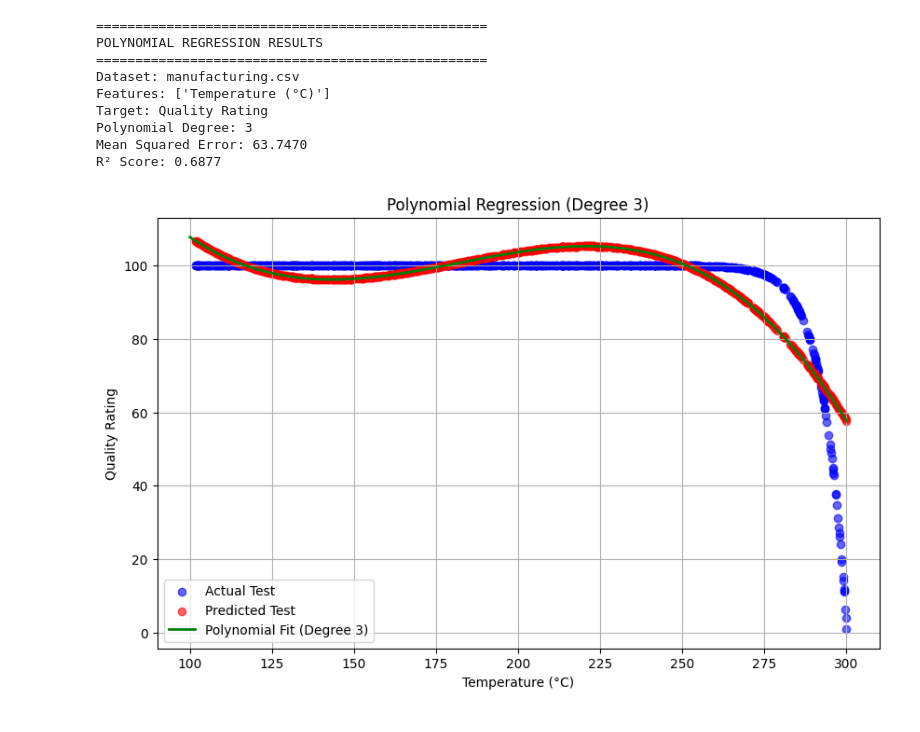
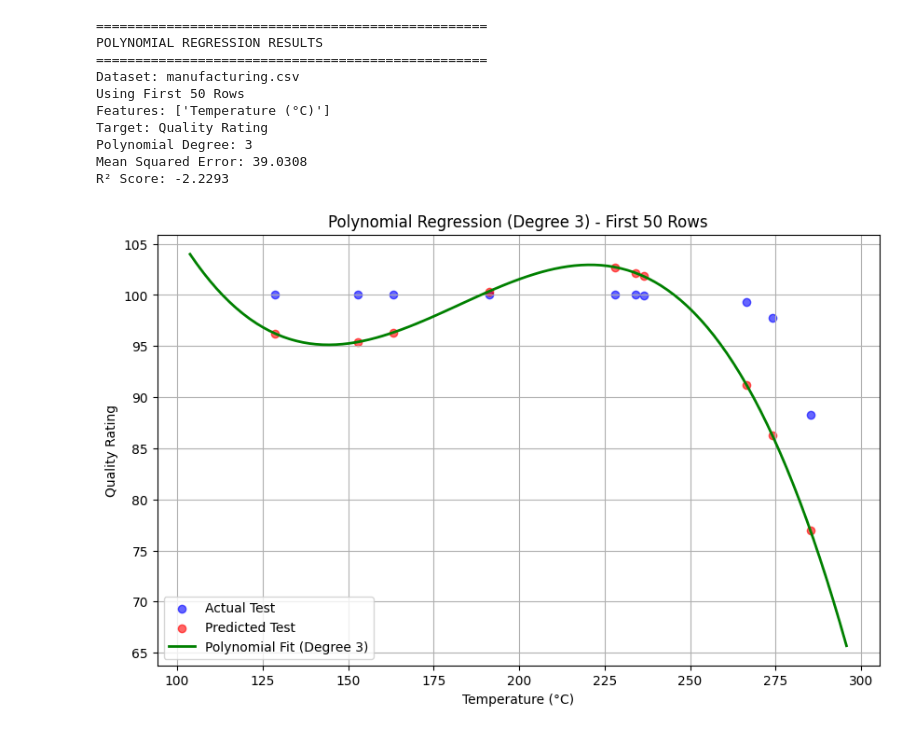
Before and after one commit to Atharva-Kulkarni-694/Machine-Learning-Concepts, a Jupyter notebook: Regression/Polynomial Regression/polynomial_regression_function.ipynb, the cells around one changed output. Saved outputs shown, nothing was run; the diff lists cells and outputs as text; code cells hidden in the pictures.

Commit message:
Polynomial Regression Using Seperate Function Decleration To Process Any CSV.

```diff
--- a/Regression/Polynomial Regression/polynomial_regression_function.ipynb
+++ b/Regression/Polynomial Regression/polynomial_regression_function.ipynb
@@ -8,22 +8,20 @@ from sklearn.linear_model import LinearRegression
 from sklearn.metrics import mean_squared_error, r2_score
 from sklearn.pipeline import Pipeline
 
-def polynomial_regression_from_csv(csv_file, target_col, degree=2, n_features=50):
+def polynomial_regression_from_csv(csv_file, feature_cols, target_col, degree=2, n_rows=50):
     """
-    Perform polynomial regression from CSV file using first N columns as features.
+    Perform polynomial regression from CSV file using first N rows.
 
     Parameters:
     csv_file (str): Path to CSV file
+    feature_cols (list): List of feature column names
     target_col (str): Target column name
     degree (int): Degree of polynomial
-    n_features (int): Number of feature columns to use from the start
+    n_rows (int): Number of rows to use from dataset
     """
 
-    # Load data
-    df = pd.read_csv(csv_file)
-
-    # Select first N columns as features (excluding target if inside first N)
-    feature_cols = [col for col in df.columns[:n_features] if col != target_col]
+    # Load first N rows
+    df = pd.read_csv(csv_file).head(n_rows)
 
     # Prepare features and target
     X = df[feature_cols]
@@ -36,7 +34,7 @@ def polynomial_regression_from_csv(csv_file, target_col, degree=2, n_features=50
 
     # Create polynomial pipeline
     poly_model = Pipeline([
-        ('poly', PolynomialFeatures(degree=degree)),
+        ('poly', PolynomialFeatures(degree=degree, include_bias=False)),
         ('linear', LinearRegression())
     ])
 
@@ -51,39 +49,65 @@ def polynomial_regression_from_csv(csv_file, target_col, degree=2, n_features=50
     r2 = r2_score(y_test, y_pred)
 
     # Print results
     print("="*50)
     print("POLYNOMIAL REGRESSION RESULTS")
     print("="*50)
     print(f"Dataset: {csv_file}")
-    print(f"Using First {n_features} Features")
+    print(f"Using First {n_rows} Rows")
+    print(f"Features: {feature_cols}")
     print(f"Target: {target_col}")
     print(f"Polynomial Degree: {degree}")
     print(f"Mean Squared Error: {mse:.4f}")
     print(f"R² Score: {r2:.4f}")
+
+    # ---------- Plotting ----------
+    if len(feature_cols) == 1:
+        # Smooth curve for visualization
+        X_range = np.linspace(X.min().iloc[0], X.max().iloc[0], 100).reshape(-1, 1)
+        X_range_df = pd.DataFrame(X_range, columns=feature_cols)
+        y_range_pred = poly_model.predict(X_range_df)
+
+        plt.figure(figsize=(10, 6))
+        plt.scatter(X_test, y_test, color='blue', alpha=0.6, label='Actual Test')
+        plt.scatter(X_test, y_pred, color='red', alpha=0.6, label='Predicted Test')
+        plt.plot(X_range, y_range_pred, color='green', linewidth=2, label=f'Polynomial Fit (Degree {degree})')
+        plt.xlabel(feature_cols[0])
+        plt.ylabel(target_col)
+        plt.title(f'Polynomial Regression (Degree {degree}) - First {n_rows} Rows')
+        plt.legend()
+        plt.grid(True)
+        plt.show()
+    else:
+        # If multiple features → plot actual vs predicted
+        plt.figure(figsize=(8, 6))
+        plt.scatter(y_test, y_pred, alpha=0.7, color='purple')
+        plt.xlabel("Actual")
+        plt.ylabel("Predicted")
+        plt.title(f"Actual vs Predicted - First {n_rows} Rows")
+        plt.grid(True)
+        plt.show()
 
     return poly_model, mse, r2
 
 
 # Example usage
 if __name__ == "__main__":
-    # Replace with your CSV file path
     csv_file = "manufacturing.csv"
-
-    # Replace with your target column
+    feature_columns = ["Temperature (°C)"]  # Or more features if needed
     target_column = "Quality Rating"
 
-    # Run polynomial regression using first 50 features
     model, mse, r2 = polynomial_regression_from_csv(
-        csv_file, target_col=target_column, degree=2, n_features=50
+        csv_file, feature_columns, target_column, degree=3, n_rows=50
     )
 # %% [output]
 ==================================================
 POLYNOMIAL REGRESSION RESULTS
 ==================================================
 Dataset: manufacturing.csv
+Using First 50 Rows
 Features: ['Temperature (°C)']
 Target: Quality Rating
 Polynomial Degree: 3
-Mean Squared Error: 63.7470
-R² Score: 0.6877
+Mean Squared Error: 39.0308
+R² Score: -2.2293
-[figure, old version]
+[figure, new version]
```
Also changed, not shown: parts of 1 cell of this notebook.
